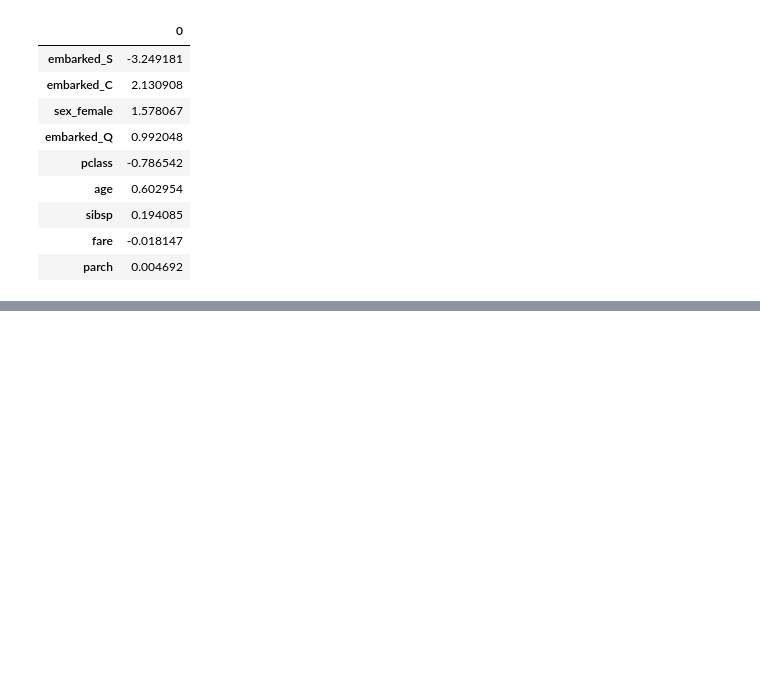
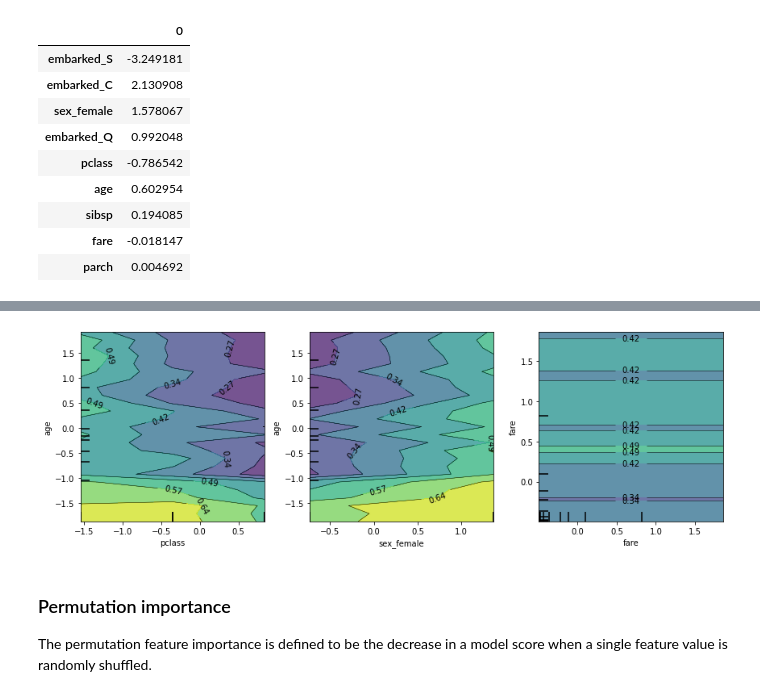
Before and after one commit to cliburn/bios-823-2020, a Jupyter notebook: notebooks/B09_Interpretable_ML.ipynb, the cells around one changed output, grey strips where cells are left out. Saved outputs shown, nothing was run; the diff lists cells and outputs as text; code cells hidden in the pictures; blank space fills up the shorter version.

```diff
--- a/notebooks/B09_Interpretable_ML.ipynb
+++ b/notebooks/B09_Interpretable_ML.ipynb
@@ -189,0 +239,11 @@ importance.sort_values(0, ascending=False, key=lambda x: np.abs(x))
+# %%
+fig, ax = plt.subplots(1, 3, figsize=(12, 4))
+plot_partial_dependence(rf, X_train, [(0,3), (2,3), (6,6)],
+                        grid_resolution=25, ax=ax)
+plt.tight_layout()
+# %% [output]
+[figure, added]
+# %% [markdown]
+### Permutation importance
+
+The permutation feature importance is defined to be the decrease in a model score when a single feature value is randomly shuffled.
```
Also changed, not shown: parts of 24 cells of this notebook.
